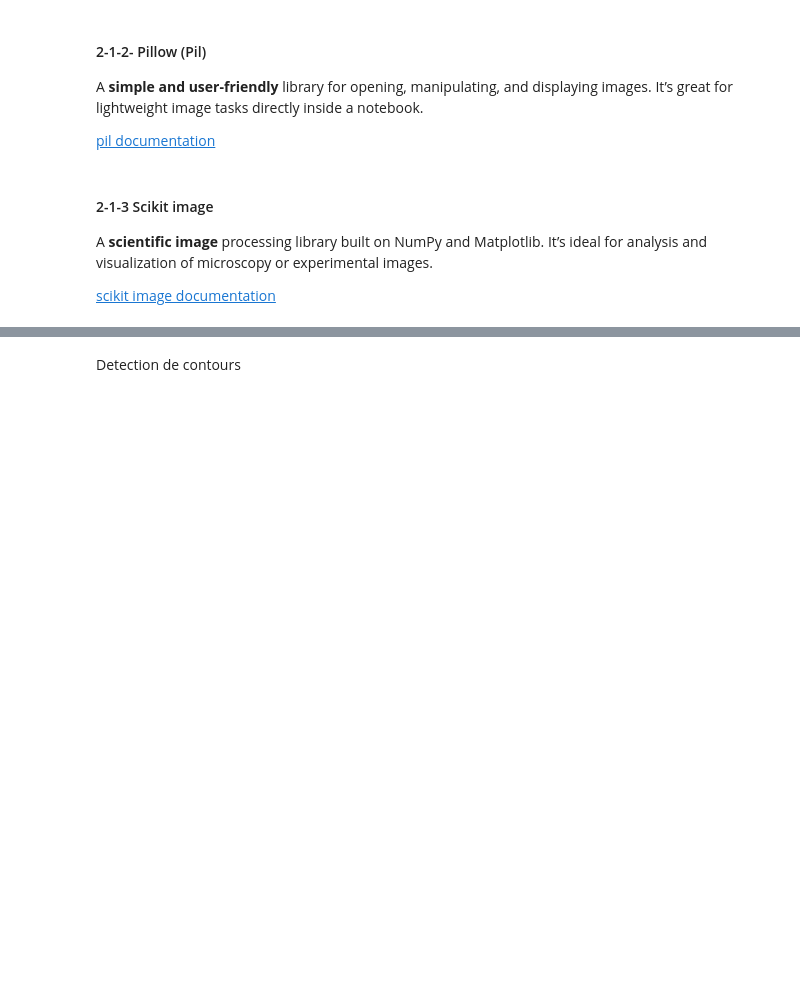
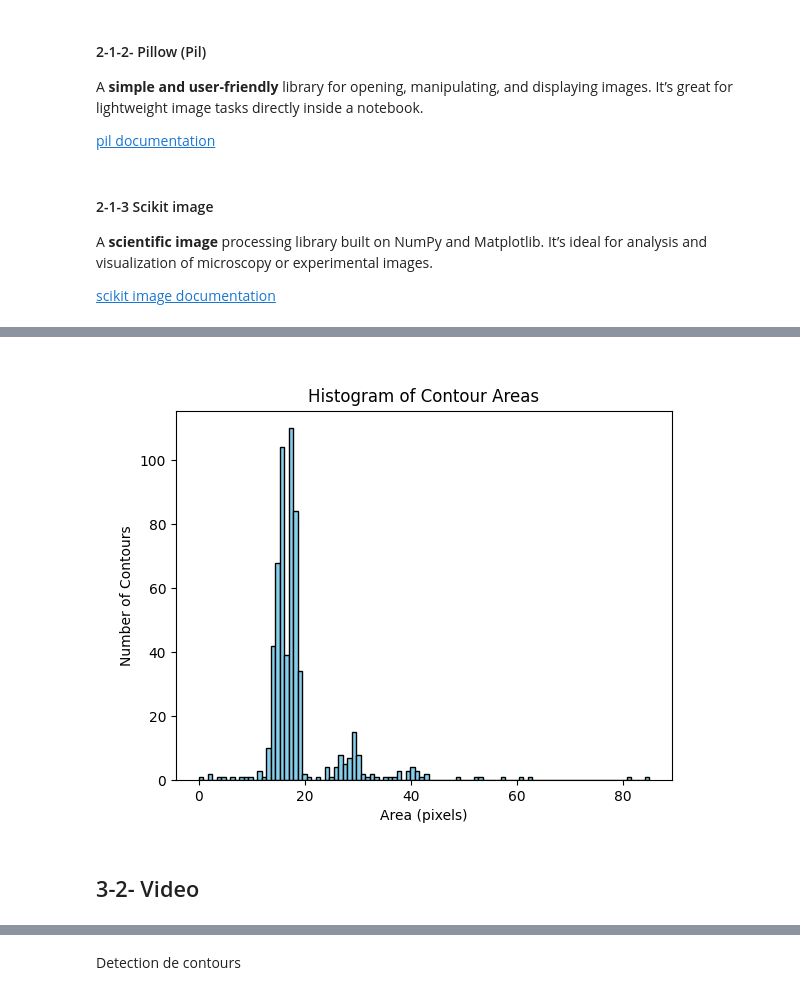
Before and after one commit to scayez/nino_workshop, a Jupyter notebook: intro_images.ipynb, the cells around one changed output, grey strips where cells are left out. Drawn from its saved outputs; the diff is of its cells as text; code cells hidden in the pictures; blank space fills up the shorter version.

```diff
--- a/intro_images.ipynb
+++ b/intro_images.ipynb
@@ -468,0 +539,13 @@ plt.show();
+# %%
+# --- Compute contour areas ---
+contour_areas = [cv2.contourArea(cnt) for cnt in contours]
+# Histogram of contour areas
+fig, ax = plt.subplots()
+ax.hist(contour_areas, bins=100, color='skyblue', edgecolor='black')
+ax.set_title("Histogram of Contour Areas")
+ax.set_xlabel("Area (pixels)")
+ax.set_ylabel("Number of Contours");
+# %% [output]
+[figure, added]
+# %% [markdown]
+## 3-2- Video
```
Also changed, not shown: parts of 17 cells of this notebook, 4 other files.
